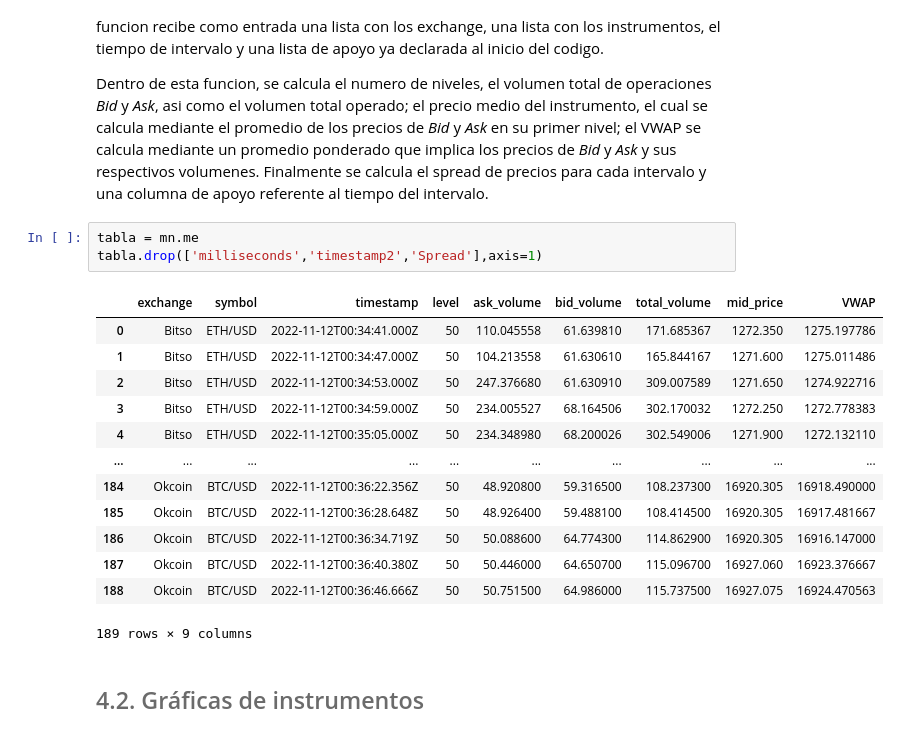
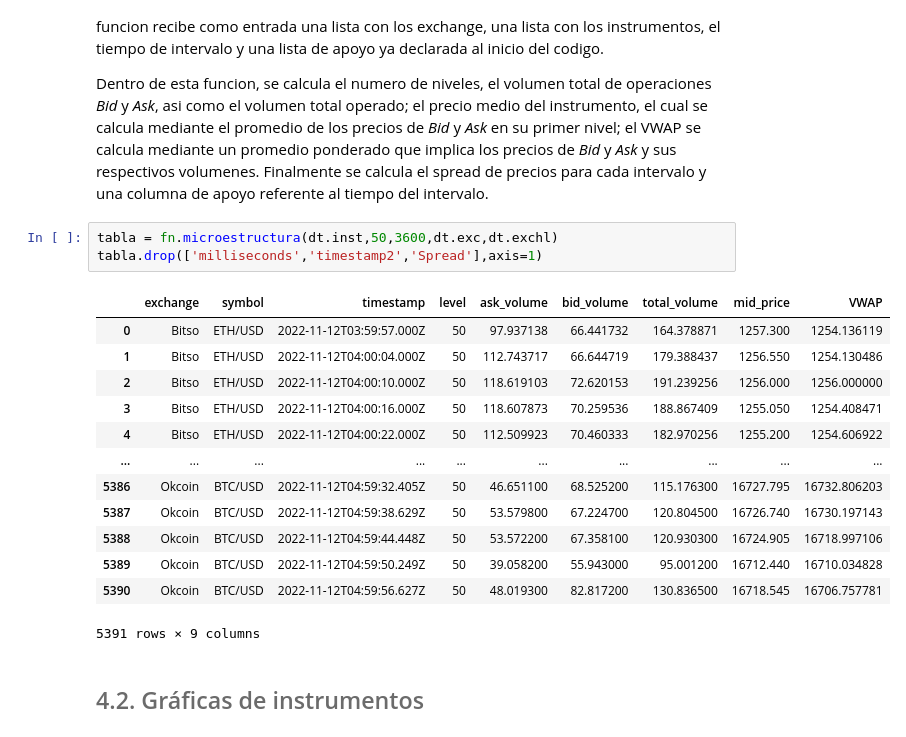
Before and after one commit to CuauhtemocCC/myst_lab4, a Jupyter notebook: notebook.ipynb, the cells around one changed output. Cells and saved outputs as stored; diff of their text form.

```diff
--- a/notebook.ipynb
+++ b/notebook.ipynb
@@ -75,22 +75,22 @@ La función llamada microestructura lee los datos descargados de las funciones a
 
 Dentro de esta funcion, se calcula el numero de niveles, el volumen total de operaciones *Bid* y *Ask*, asi como el volumen total operado; el precio medio del instrumento,  el cual se calcula mediante el promedio de los precios de *Bid* y *Ask* en su primer nivel; el VWAP se calcula mediante un promedio ponderado que implica los precios de *Bid* y *Ask* y sus respectivos volumenes. Finalmente se calcula el spread de precios para cada intervalo  y una columna de apoyo referente al tiempo del intervalo.
 # %%
-tabla = mn.me
+tabla = fn.microestructura(dt.inst,50,3600,dt.exc,dt.exchl)
 tabla.drop(['milliseconds','timestamp2','Spread'],axis=1)
 # %% [output]
 |  | exchange | symbol | timestamp | level | ask_volume | bid_volume | total_volume | mid_price | VWAP |
-| 0 | Bitso | ETH/USD | 2022-11-12T00:34:41.000Z | 50 | 110.045558 | 61.639810 | 171.685367 | 1272.350 | 1275.197786 |
-| 1 | Bitso | ETH/USD | 2022-11-12T00:34:47.000Z | 50 | 104.213558 | 61.630610 | 165.844167 | 1271.600 | 1275.011486 |
-| 2 | Bitso | ETH/USD | 2022-11-12T00:34:53.000Z | 50 | 247.376680 | 61.630910 | 309.007589 | 1271.650 | 1274.922716 |
-| 3 | Bitso | ETH/USD | 2022-11-12T00:34:59.000Z | 50 | 234.005527 | 68.164506 | 302.170032 | 1272.250 | 1272.778383 |
-| 4 | Bitso | ETH/USD | 2022-11-12T00:35:05.000Z | 50 | 234.348980 | 68.200026 | 302.549006 | 1271.900 | 1272.132110 |
+| 0 | Bitso | ETH/USD | 2022-11-12T03:59:57.000Z | 50 | 97.937138 | 66.441732 | 164.378871 | 1257.300 | 1254.136119 |
+| 1 | Bitso | ETH/USD | 2022-11-12T04:00:04.000Z | 50 | 112.743717 | 66.644719 | 179.388437 | 1256.550 | 1254.130486 |
+| 2 | Bitso | ETH/USD | 2022-11-12T04:00:10.000Z | 50 | 118.619103 | 72.620153 | 191.239256 | 1256.000 | 1256.000000 |
+| 3 | Bitso | ETH/USD | 2022-11-12T04:00:16.000Z | 50 | 118.607873 | 70.259536 | 188.867409 | 1255.050 | 1254.408471 |
+| 4 | Bitso | ETH/USD | 2022-11-12T04:00:22.000Z | 50 | 112.509923 | 70.460333 | 182.970256 | 1255.200 | 1254.606922 |
 | ... | ... | ... | ... | ... | ... | ... | ... | ... | ... |
-| 184 | Okcoin | BTC/USD | 2022-11-12T00:36:22.356Z | 50 | 48.920800 | 59.316500 | 108.237300 | 16920.305 | 16918.490000 |
-| 185 | Okcoin | BTC/USD | 2022-11-12T00:36:28.648Z | 50 | 48.926400 | 59.488100 | 108.414500 | 16920.305 | 16917.481667 |
-| 186 | Okcoin | BTC/USD | 2022-11-12T00:36:34.719Z | 50 | 50.088600 | 64.774300 | 114.862900 | 16920.305 | 16916.147000 |
-| 187 | Okcoin | BTC/USD | 2022-11-12T00:36:40.380Z | 50 | 50.446000 | 64.650700 | 115.096700 | 16927.060 | 16923.376667 |
-| 188 | Okcoin | BTC/USD | 2022-11-12T00:36:46.666Z | 50 | 50.751500 | 64.986000 | 115.737500 | 16927.075 | 16924.470563 |
+| 5386 | Okcoin | BTC/USD | 2022-11-12T04:59:32.405Z | 50 | 46.651100 | 68.525200 | 115.176300 | 16727.795 | 16732.806203 |
+| 5387 | Okcoin | BTC/USD | 2022-11-12T04:59:38.629Z | 50 | 53.579800 | 67.224700 | 120.804500 | 16726.740 | 16730.197143 |
+| 5388 | Okcoin | BTC/USD | 2022-11-12T04:59:44.448Z | 50 | 53.572200 | 67.358100 | 120.930300 | 16724.905 | 16718.997106 |
+| 5389 | Okcoin | BTC/USD | 2022-11-12T04:59:50.249Z | 50 | 39.058200 | 55.943000 | 95.001200 | 16712.440 | 16710.034828 |
+| 5390 | Okcoin | BTC/USD | 2022-11-12T04:59:56.627Z | 50 | 48.019300 | 82.817200 | 130.836500 | 16718.545 | 16706.757781 |
-189 rows × 9 columns
+5391 rows × 9 columns
 # %% [markdown]
 ## <font color= #6B6B6B> 4.2. Gráficas de instrumentos  </font>
 # %% [markdown]
```
Also changed, not shown: parts of 6 cells of this notebook, 1 other file.
